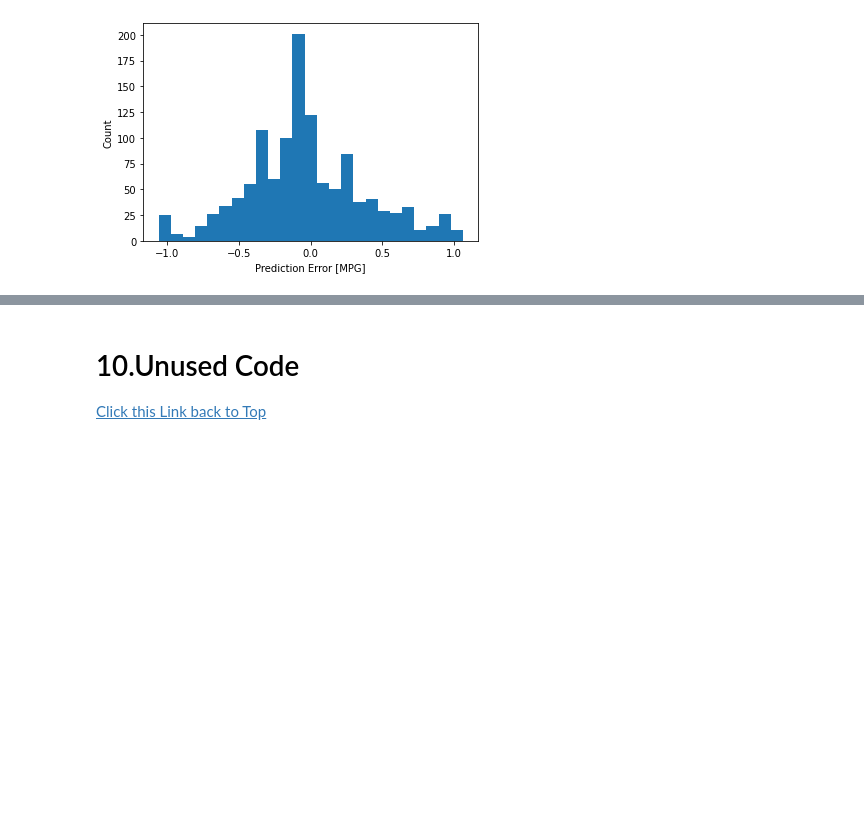
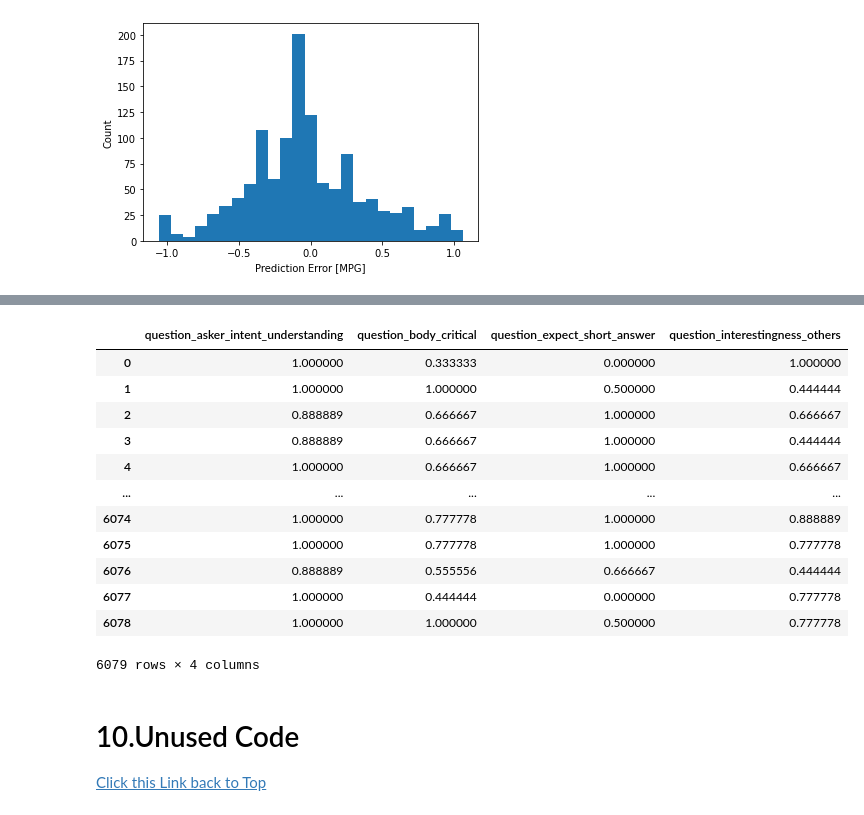
Before and after one commit to L3P3titPrince/40_Google_Q-A, a Jupyter notebook: 30_Google_Q-A.ipynb, the cells around one changed output, grey strips where cells are left out. Saved outputs shown, nothing was run; the diff lists cells and outputs as text; code cells hidden in the pictures; blank space fills up the shorter version.

```diff
--- a/30_Google_Q-A.ipynb
+++ b/30_Google_Q-A.ipynb
@@ -796,3 +806,19 @@ _ = plt.ylabel("Count")
+# %%
+y_label_df
+# %% [output]
+|  | question_asker_intent_understanding | question_body_critical | question_expect_short_answer | question_interestingness_others |
+| 0 | 1.000000 | 0.333333 | 0.000000 | 1.000000 |
+| 1 | 1.000000 | 1.000000 | 0.500000 | 0.444444 |
+| 2 | 0.888889 | 0.666667 | 1.000000 | 0.666667 |
+| 3 | 0.888889 | 0.666667 | 1.000000 | 0.444444 |
+| 4 | 1.000000 | 0.666667 | 1.000000 | 0.666667 |
+| ... | ... | ... | ... | ... |
+| 6074 | 1.000000 | 0.777778 | 1.000000 | 0.888889 |
+| 6075 | 1.000000 | 0.777778 | 1.000000 | 0.777778 |
+| 6076 | 0.888889 | 0.555556 | 0.666667 | 0.444444 |
+| 6077 | 1.000000 | 0.444444 | 0.000000 | 0.777778 |
+| 6078 | 1.000000 | 1.000000 | 0.500000 | 0.777778 |
+6079 rows × 4 columns
 # %% [markdown]
 <a id="10.Unused Code"></a>
 # 10.Unused Code
```
Also changed, not shown: parts of 2 cells of this notebook, 1 other file.
